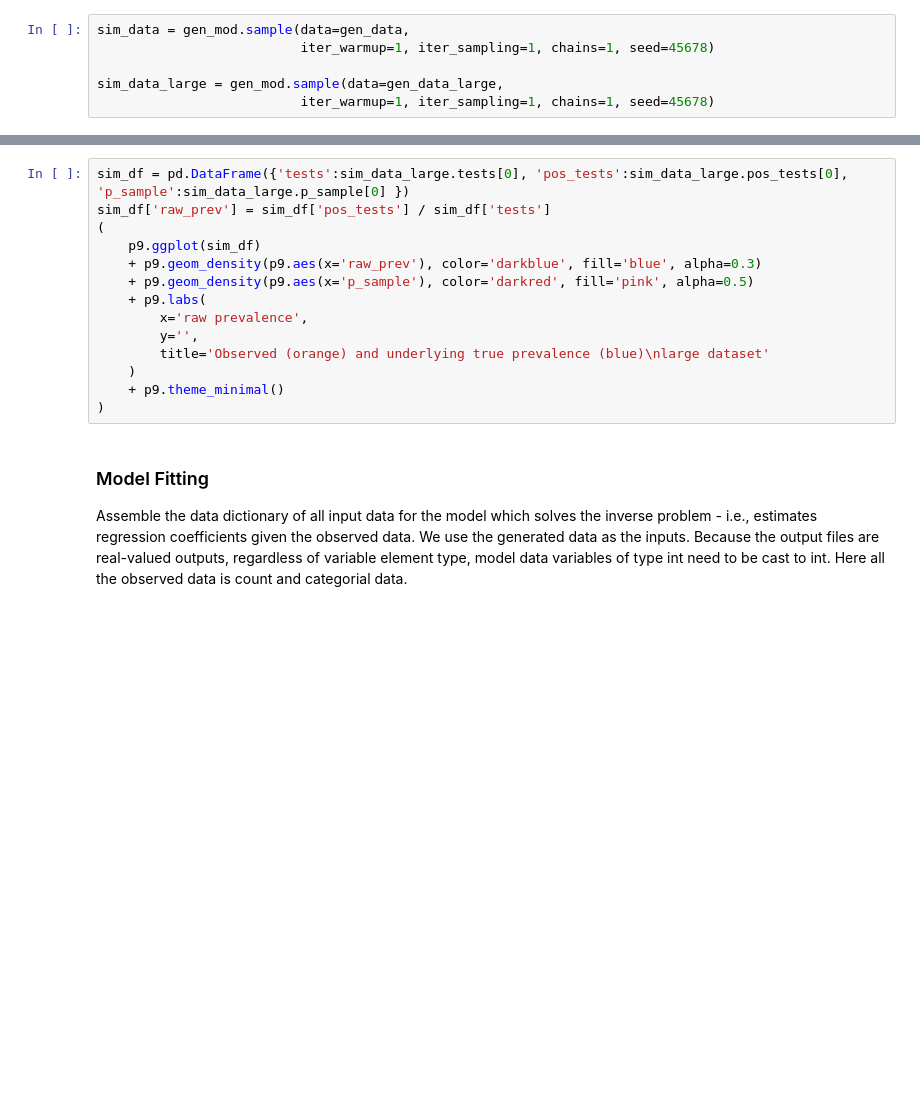
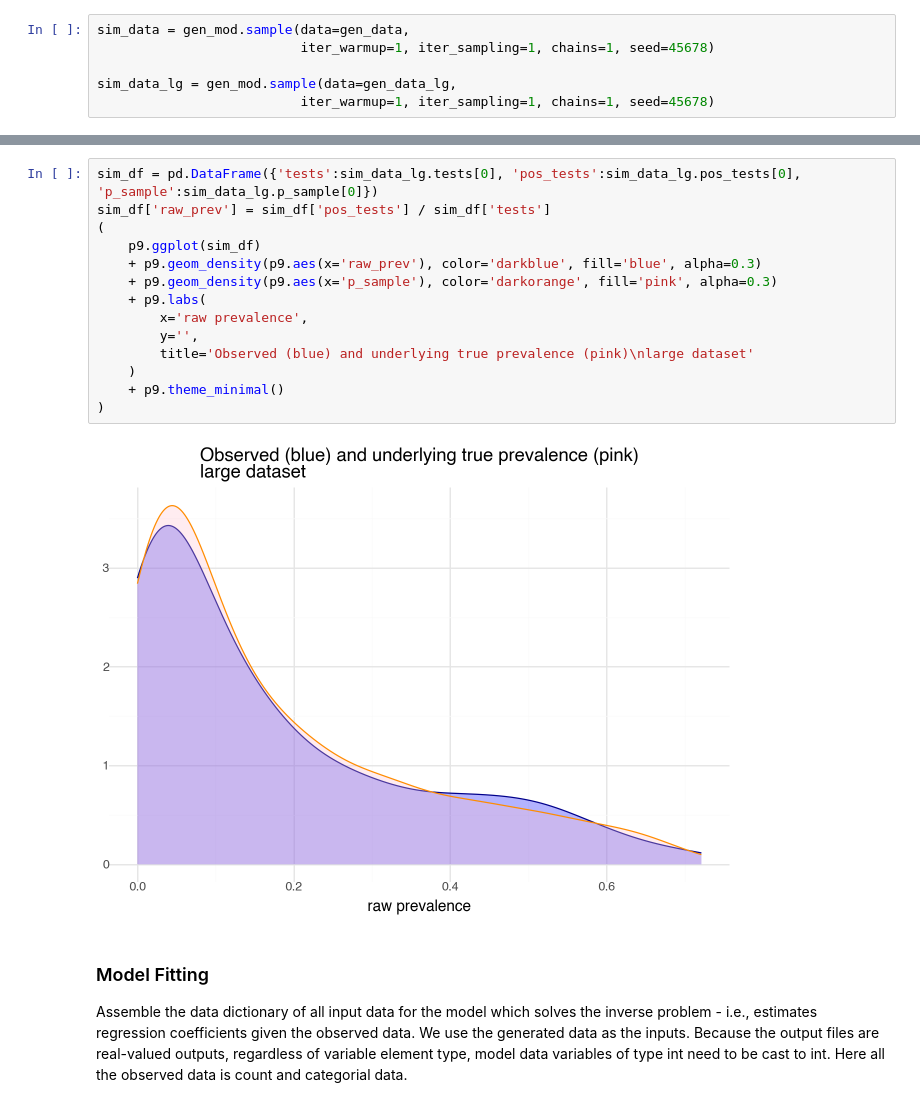
Before and after one commit to mitzimorris/sum_to_zero_vector, a Jupyter notebook: sum_to_zero_evaluation.ipynb, the cells around one changed output, grey strips where cells are left out. Saved outputs shown, nothing was run; the diff lists cells and outputs as text; blank space fills up the shorter version.

```diff
--- a/sum_to_zero_evaluation.ipynb
+++ b/sum_to_zero_evaluation.ipynb
@@ -190,5 +343,5 @@ gen_data_large['N'] = 960000
 sim_data = gen_mod.sample(data=gen_data,
                           iter_warmup=1, iter_sampling=1, chains=1, seed=45678)
 
-sim_data_large = gen_mod.sample(data=gen_data_large,
+sim_data_lg = gen_mod.sample(data=gen_data_lg,
                           iter_warmup=1, iter_sampling=1, chains=1, seed=45678)
@@ -237,17 +416,19 @@ sim_df['raw_prev'] = sim_df['pos_tests'] / sim_df['tests']
 # %%
-sim_df = pd.DataFrame({'tests':sim_data_large.tests[0], 'pos_tests':sim_data_large.pos_tests[0], 'p_sample':sim_data_large.p_sample[0] })
+sim_df = pd.DataFrame({'tests':sim_data_lg.tests[0], 'pos_tests':sim_data_lg.pos_tests[0], 'p_sample':sim_data_lg.p_sample[0]})
 sim_df['raw_prev'] = sim_df['pos_tests'] / sim_df['tests']
 (
     p9.ggplot(sim_df)
     + p9.geom_density(p9.aes(x='raw_prev'), color='darkblue', fill='blue', alpha=0.3)
-    + p9.geom_density(p9.aes(x='p_sample'), color='darkred', fill='pink', alpha=0.5)
+    + p9.geom_density(p9.aes(x='p_sample'), color='darkorange', fill='pink', alpha=0.3)
     + p9.labs(
         x='raw prevalence',
         y='',
-        title='Observed (orange) and underlying true prevalence (blue)\nlarge dataset'
+        title='Observed (blue) and underlying true prevalence (pink)\nlarge dataset'
     )
     + p9.theme_minimal()
 )
+# %% [output]
+[figure, added]
 # %% [markdown]
 ### Model Fitting
 
```
Also changed, not shown: parts of 168 cells of this notebook, 7 other files.
